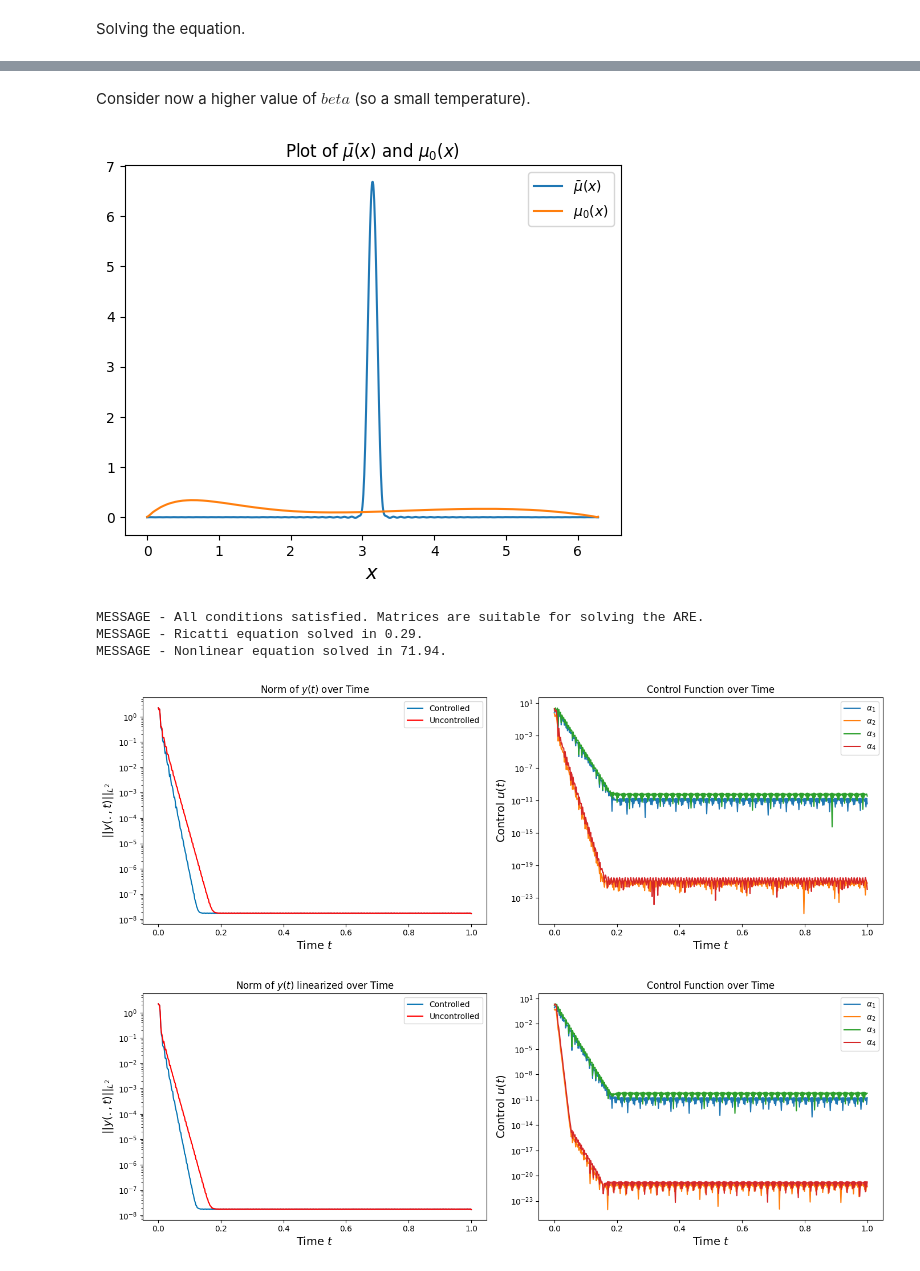
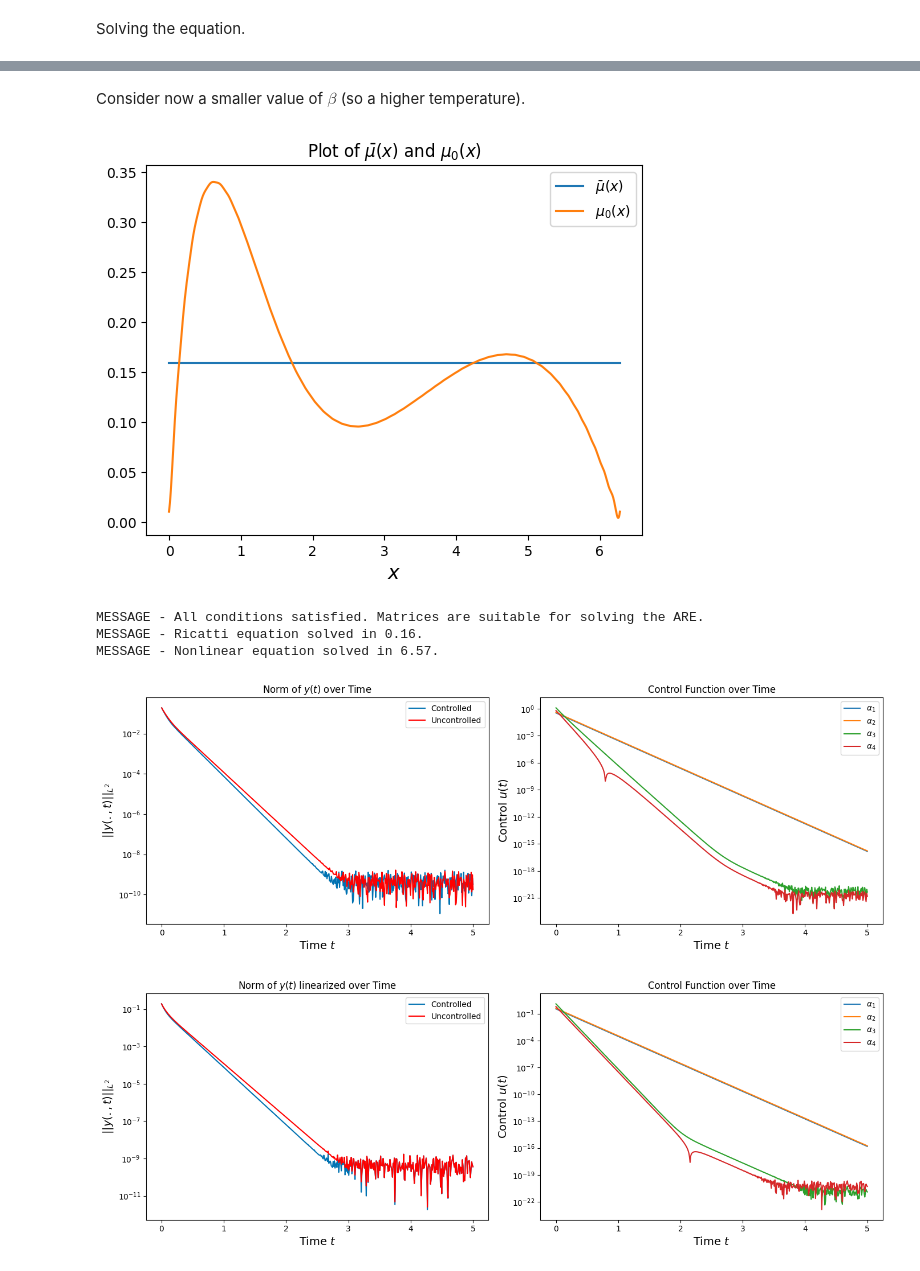
Before and after one commit to lucasmoschen/mckean-vlasov, a Jupyter notebook: codes/plotting.ipynb, the cells around one changed output, grey strips where cells are left out. Drawn from its saved outputs; the diff is of its cells as text; code cells hidden in the pictures.

```diff
--- a/codes/plotting.ipynb
+++ b/codes/plotting.ipynb
@@ -47,14 +47,14 @@ def mu_0_mixed(x):
 # %% [markdown]
 Solving the equation.
 # %%
-solver = McKeanVlasovSolver(L=100, d=2*np.pi, G=G, alpha=[alpha1, alpha2, alpha3, alpha4],
+solver = McKeanVlasovSolver(L=50, d=2*np.pi, G=G, alpha=[alpha1, alpha2, alpha3, alpha4],
                             W=W, mu_0=mu_0_mixed, min_fourier_samples=2000, delta=-0.0001,
                             grad_alpha=[nabla_alpha1, nabla_alpha2, nabla_alpha3, nabla_alpha4],
                             state_weight=1000)
 plotter = McKeanVlasovPlotter(solver)
 
 plotter.plot_mu_bar_x()
-plotter.plot_control_and_norm(t_max=1.0)
-plotter.plot_control_and_norm_linear(t_max=1.0)
-plotter.plot_y_diff_L2_norm(t_max=1.0)
+plotter.plot_control_and_norm(t_max=5.0)
+plotter.plot_control_and_norm_linear(t_max=5.0)
+plotter.plot_y_diff_L2_norm(t_max=5.0)
 # %% [output]
@@ -79,49 +79,22 @@ plt.show()
 # %% [markdown]
-Consider now a higher value of $beta$ (so a small temperature).
+Consider now a smaller value of $\beta$ (so a higher temperature).
 # %%
-G = lambda x: 300 * (x - np.pi)**2
-W = lambda x: np.abs(x-np.pi)**3
-
-alpha1 = lambda x: np.sin(x) / np.sqrt(4 * np.pi)
-alpha2 = lambda x: np.cos(x) / np.sqrt(4 * np.pi)
-alpha3 = lambda x: np.sin(2*x) / np.sqrt(4 * np.pi)
-alpha4 = lambda x: np.cos(2*x) / np.sqrt(4 * np.pi)
-
-nabla_alpha1 = lambda x: np.cos(x) / np.sqrt(4 * np.pi)
-nabla_alpha2 = lambda x: -np.sin(x) / np.sqrt(4 * np.pi)
-nabla_alpha3 = lambda x: 2 * np.cos(2*x) / np.sqrt(4 * np.pi)
-nabla_alpha4 = lambda x: -2 * np.sin(2*x) / np.sqrt(4 * np.pi)
-
-def mu_0(x):
-    alpha_param = 2.0
-    beta_param = 2.0
-    Z = (2 * np.pi)**(alpha_param + beta_param - 1) * beta(alpha_param, beta_param)
-    return (x**(alpha_param - 1) * (2 * np.pi - x)**(beta_param - 1)) / Z
-
-def mu_0_mixed(x):
-    alpha_param1 = 4.0
-    beta_param1 = 2.0
-    Z1 = (2 * np.pi)**(alpha_param1 + beta_param1 - 1) * beta(alpha_param1, beta_param1)
-
-    alpha_param2 = 2.0
-    beta_param2 = 10.0
-    Z2 = (2 * np.pi)**(alpha_param2 + beta_param2 - 1) * beta(alpha_param2, beta_param2)
-    return 0.5*(x**(alpha_param1 - 1) * (2 * np.pi - x)**(beta_param1 - 1)) / Z1 + 0.5*(x**(alpha_param2 - 1) * (2 * np.pi - x)**(beta_param2 - 1)) / Z2
+G = lambda x: 1e-8 * (x - np.pi)**2
 # %%
-solver = McKeanVlasovSolver(L=60, d=2*np.pi, G=G, alpha=[alpha1, alpha2, alpha3, alpha4],
+solver = McKeanVlasovSolver(L=50, d=2*np.pi, G=G, alpha=[alpha1, alpha2, alpha3, alpha4],
                             W=W, mu_0=mu_0_mixed, min_fourier_samples=2000, delta=-0.0001,
                             grad_alpha=[nabla_alpha1, nabla_alpha2, nabla_alpha3, nabla_alpha4],
                             state_weight=1000)
 plotter = McKeanVlasovPlotter(solver)
 
 plotter.plot_mu_bar_x()
-plotter.plot_control_and_norm(t_max=1.0)
-plotter.plot_control_and_norm_linear(t_max=1.0)
-plotter.plot_y_diff_L2_norm(t_max=1.0)
+plotter.plot_control_and_norm(t_max=5.0)
+plotter.plot_control_and_norm_linear(t_max=5.0)
+plotter.plot_y_diff_L2_norm(t_max=5.0)
 # %% [output]
-[figure, old version]
+[figure, new version]
 MESSAGE - All conditions satisfied. Matrices are suitable for solving the ARE.
-MESSAGE - Ricatti equation solved in 0.29.
-MESSAGE - Nonlinear equation solved in 71.94.
+MESSAGE - Ricatti equation solved in 0.16.
+MESSAGE - Nonlinear equation solved in 6.57.
-[figure, old version]
+[figure, new version]
-[figure, old version]
+[figure, new version]
```
Also changed, not shown: parts of 13 cells of this notebook, 3 other files.
